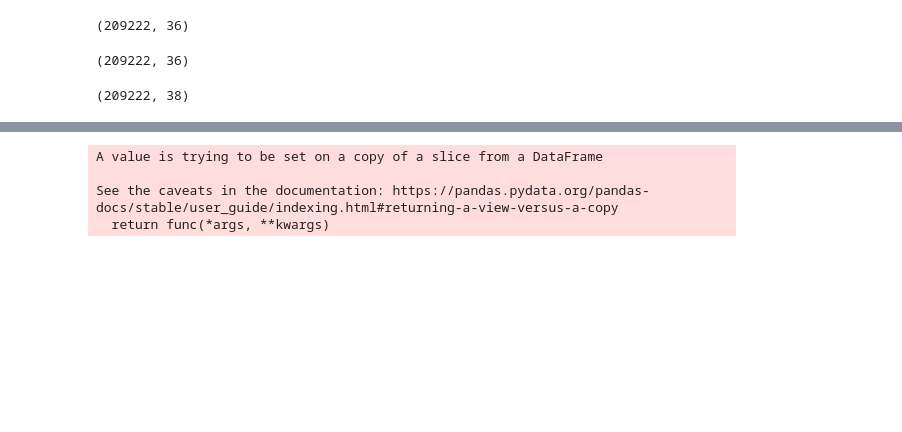
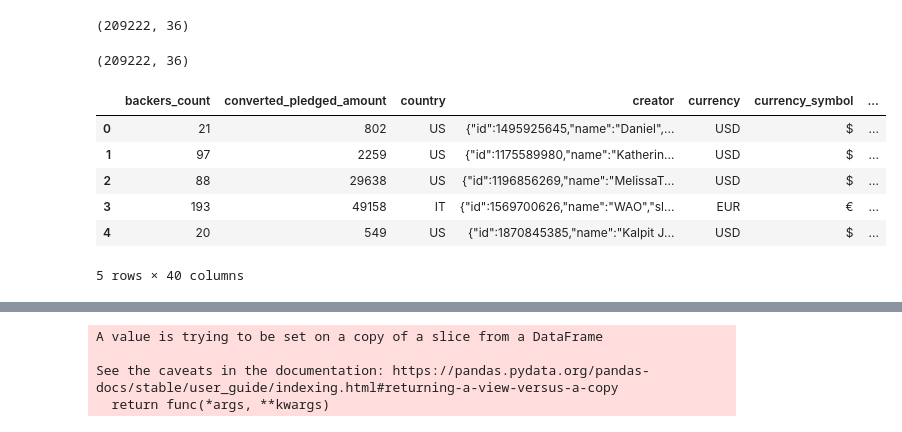
Before and after one commit to joshuadbeil/kickstarter_challenge, a Jupyter notebook: 03-cleaning.ipynb, the cells around one changed output, grey strips where cells are left out. Cells and saved outputs as stored; diff of their text form; code cells hidden in the pictures; blank space fills up the shorter version.

```diff
--- a/03-cleaning.ipynb
+++ b/03-cleaning.ipynb
@@ -72,13 +72,24 @@ data.drop(date_columns, axis=1, inplace=True)
 #                     keys = ['launch_to_deadline_days', 'launch_to_deadline_minutes',
 #                             'creation_to_launch_days', 'creation_to_launch_minutes'])
 # %%
+def get_first_part(entry):
+    return entry.split('/')[0]
+
 # convert category vars to categories
-data = jc.process_dataframe(data)
-data.drop(['category_slug','category_id'], axis=1, inplace=True)
+col = ['category']
+data = jc.json_cleaning(data, col)
+#data.drop(['category_#slug','category_id'], axis=1, inplace=True)
 
-data.shape
+data['parent_category'] = data['category_slug'].apply(get_first_part)
+data.head()
 # %% [output]
+|  | backers_count | converted_pledged_amount | country | creator | currency | currency_symbol | ... |
+| 0 | 21 | 802 | US | {"id":1495925645,"name":"Daniel",... | USD | $ | ... |
+| 1 | 97 | 2259 | US | {"id":1175589980,"name":"Katherin... | USD | $ | ... |
+| 2 | 88 | 29638 | US | {"id":1196856269,"name":"MelissaT... | USD | $ | ... |
+| 3 | 193 | 49158 | IT | {"id":1569700626,"name":"WAO","sl... | EUR | € | ... |
+| 4 | 20 | 549 | US | {"id":1870845385,"name":"Kalpit J... | USD | $ | ... |
-(209222, 38)
+5 rows × 40 columns
 # %%
 # drop everything that isn't successful or failed
 data = data.query('state == "successful" | state == "failed" ')
```
Also changed, not shown: parts of 7 cells of this notebook, 3 other files.
